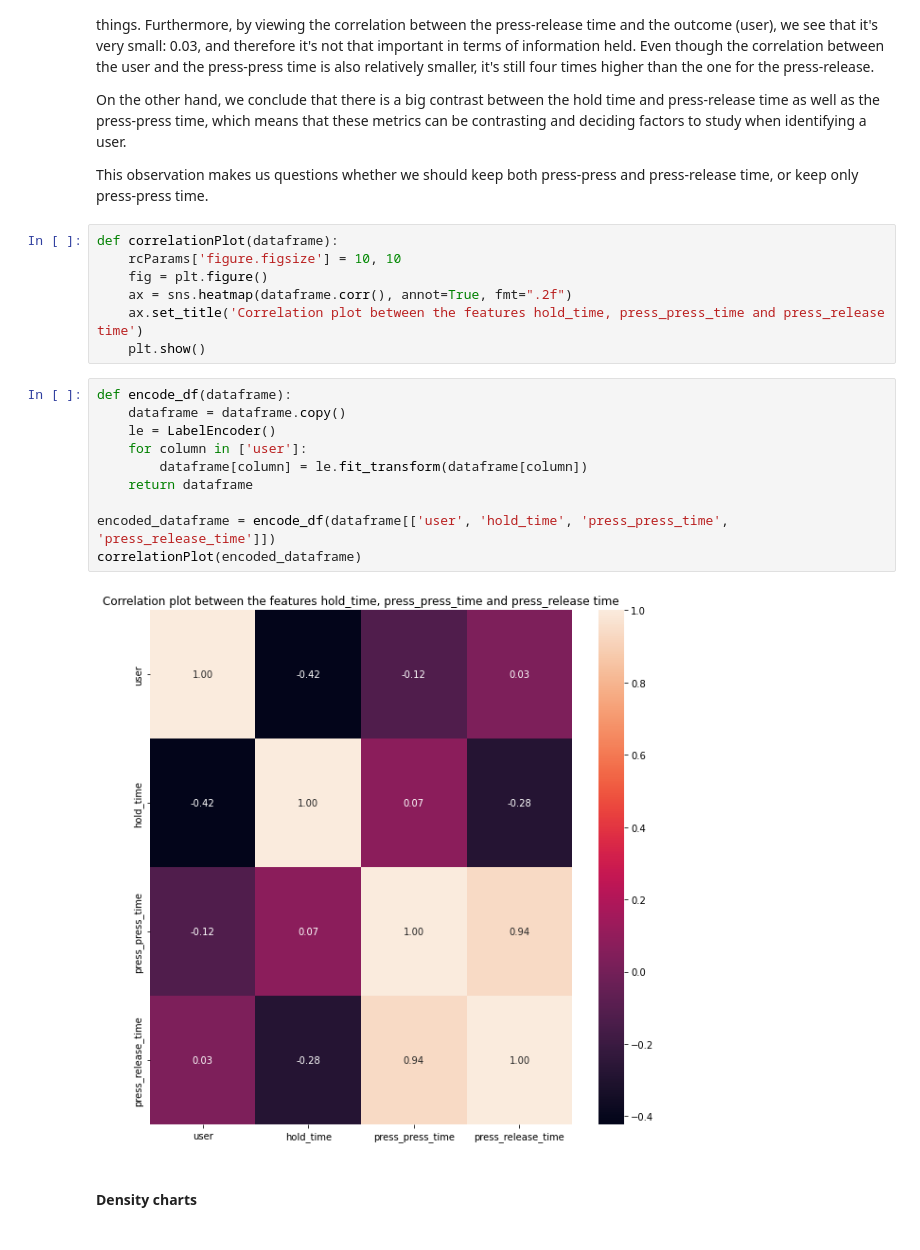
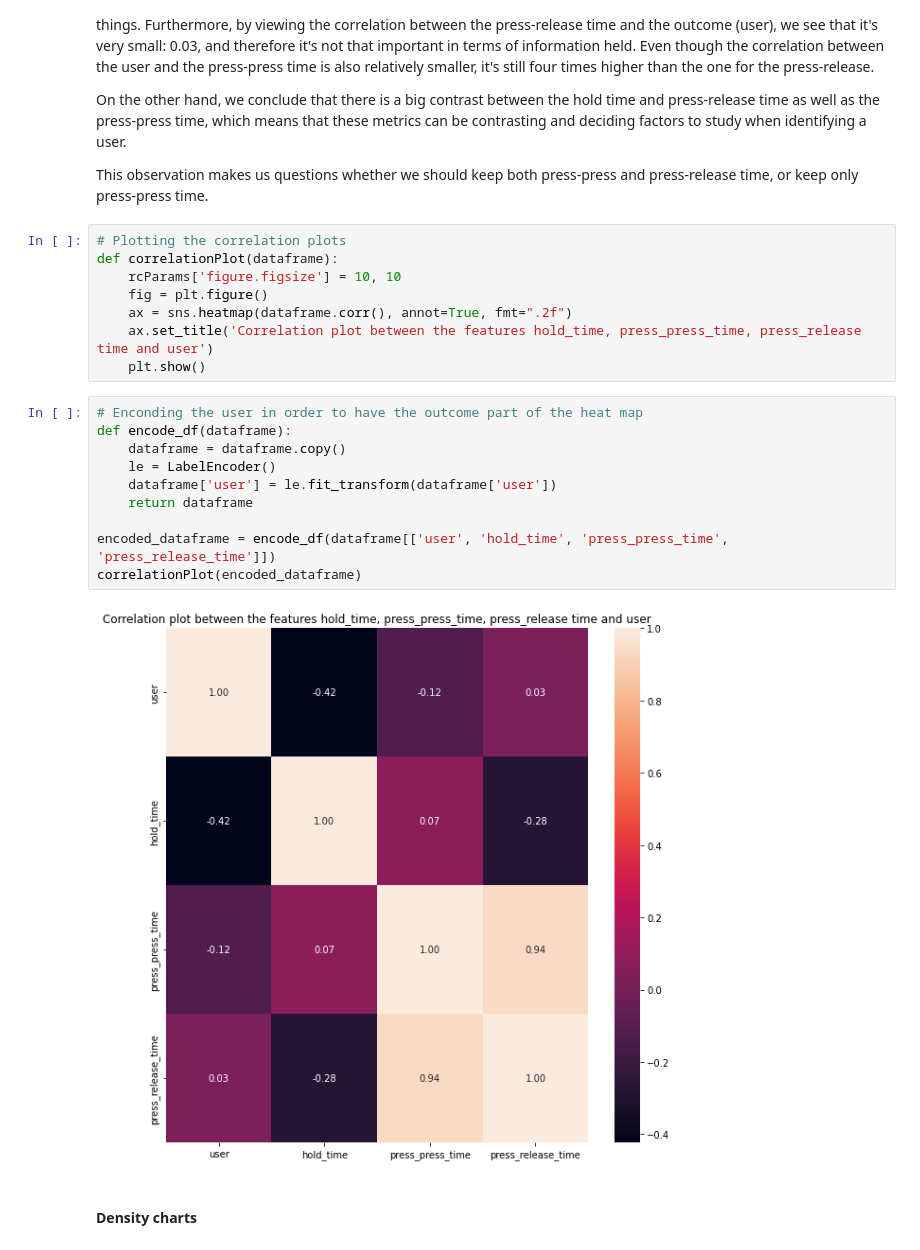
Before and after one commit to abremard/OT2_Data_Mining, a Jupyter notebook: main.ipynb, the cells around one changed output. Cells and saved outputs as stored; diff of their text form.

```diff
--- a/main.ipynb
+++ b/main.ipynb
@@ -427,24 +438,25 @@ On the other hand, we conclude that there is a big contrast between the hold tim
 
 This observation makes us questions whether we should keep both press-press and press-release time, or keep only press-press time.
 # %%
+# Plotting the correlation plots
 def correlationPlot(dataframe):
     rcParams['figure.figsize'] = 10, 10
     fig = plt.figure()
     ax = sns.heatmap(dataframe.corr(), annot=True, fmt=".2f")
-    ax.set_title('Correlation plot between the features hold_time, press_press_time and press_release time')
+    ax.set_title('Correlation plot between the features hold_time, press_press_time, press_release time and user')
     plt.show()
 # %%
+# Enconding the user in order to have the outcome part of the heat map
 def encode_df(dataframe):
     dataframe = dataframe.copy()
     le = LabelEncoder()
-    for column in ['user']:
-        dataframe[column] = le.fit_transform(dataframe[column])
+    dataframe['user'] = le.fit_transform(dataframe['user'])
     return dataframe
 
 encoded_dataframe = encode_df(dataframe[['user', 'hold_time', 'press_press_time', 'press_release_time']])
 correlationPlot(encoded_dataframe)
 # %% [output]
-[figure, old version]
+[figure, new version]
 # %% [markdown]
 #### Density charts
 # %% [markdown]
```
Also changed, not shown: parts of 26 cells of this notebook, 10 other files.
